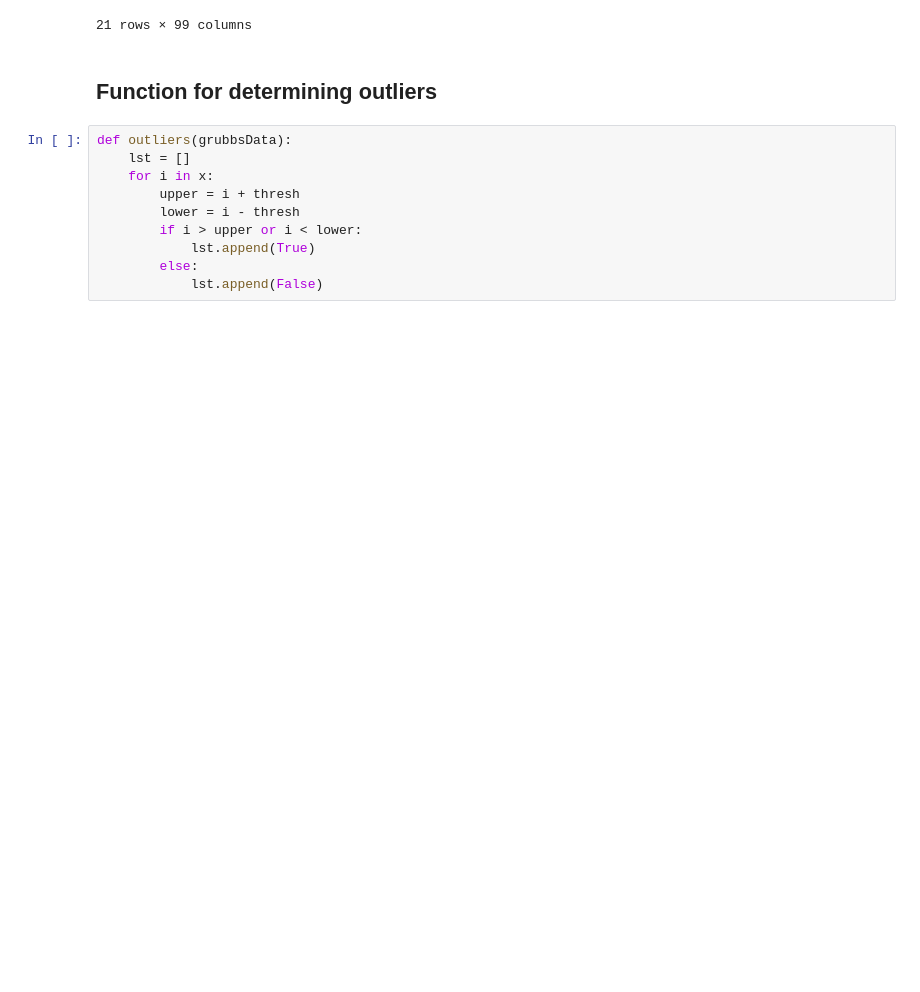
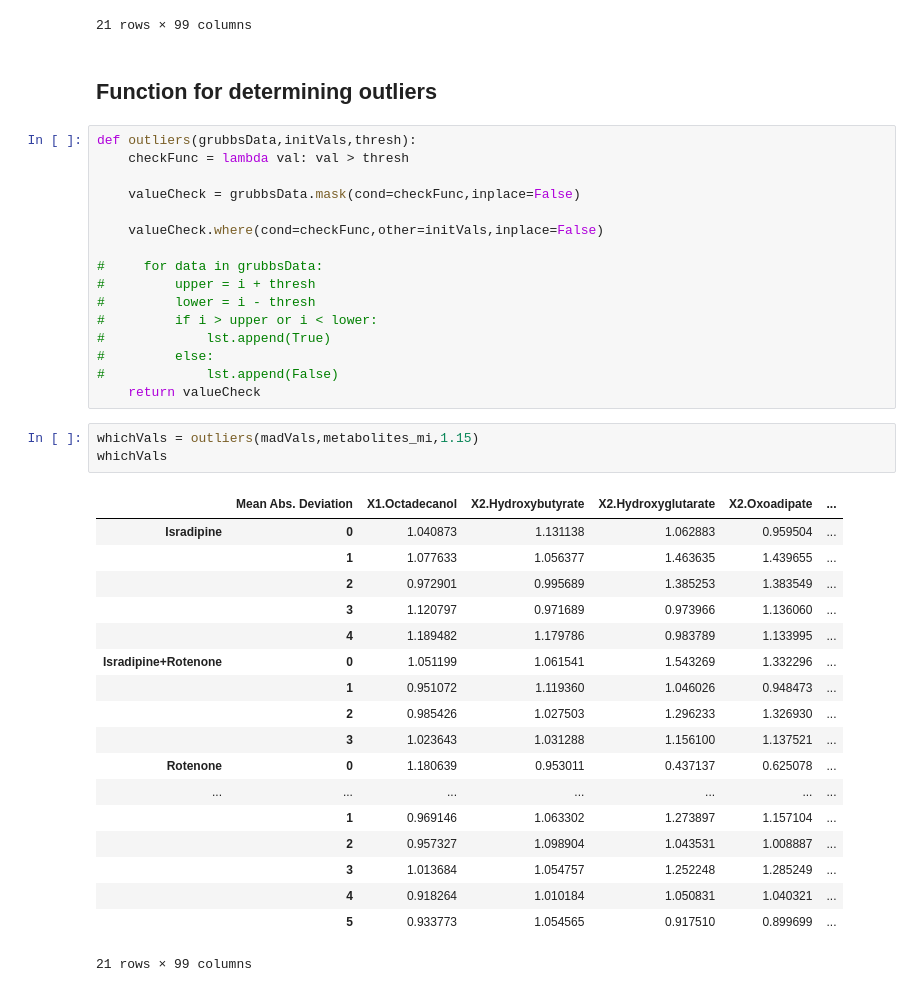
Before and after one commit to Kwamewusu/uihh_nowusu, a Jupyter notebook: metabolomicsViewer.ipynb, the cells around one changed output. Cells and saved outputs as stored; diff of their text form; blank space fills up the shorter version.

Commit message:
Got the method for checking for outliers to work.

```diff
--- a/metabolomicsViewer.ipynb
+++ b/metabolomicsViewer.ipynb
@@ -210,12 +211,40 @@ madVals
 # %% [markdown]
 ## Function for determining outliers
 # %%
-def outliers(grubbsData):
-    lst = []
-    for i in x:
-        upper = i + thresh
-        lower = i - thresh
-        if i > upper or i < lower:
-            lst.append(True)
-        else:
-            lst.append(False)
+def outliers(grubbsData,initVals,thresh):
+    checkFunc = lambda val: val > thresh
+
+    valueCheck = grubbsData.mask(cond=checkFunc,inplace=False)
+
+    valueCheck.where(cond=checkFunc,other=initVals,inplace=False)
+
+#     for data in grubbsData:
+#         upper = i + thresh
+#         lower = i - thresh
+#         if i > upper or i < lower:
+#             lst.append(True)
+#         else:
+#             lst.append(False)
+    return valueCheck
+# %%
+whichVals = outliers(madVals,metabolites_mi,1.15)
+whichVals
+# %% [output]
+|  | Mean Abs. Deviation | X1.Octadecanol | X2.Hydroxybutyrate | X2.Hydroxyglutarate | X2.Oxoadipate | ... |
+| Isradipine | 0 | 1.040873 | 1.131138 | 1.062883 | 0.959504 | ... |
+|  | 1 | 1.077633 | 1.056377 | 1.463635 | 1.439655 | ... |
+|  | 2 | 0.972901 | 0.995689 | 1.385253 | 1.383549 | ... |
+|  | 3 | 1.120797 | 0.971689 | 0.973966 | 1.136060 | ... |
+|  | 4 | 1.189482 | 1.179786 | 0.983789 | 1.133995 | ... |
+| Isradipine+Rotenone | 0 | 1.051199 | 1.061541 | 1.543269 | 1.332296 | ... |
+|  | 1 | 0.951072 | 1.119360 | 1.046026 | 0.948473 | ... |
+|  | 2 | 0.985426 | 1.027503 | 1.296233 | 1.326930 | ... |
+|  | 3 | 1.023643 | 1.031288 | 1.156100 | 1.137521 | ... |
+| Rotenone | 0 | 1.180639 | 0.953011 | 0.437137 | 0.625078 | ... |
+| ... | ... | ... | ... | ... | ... | ... |
+|  | 1 | 0.969146 | 1.063302 | 1.273897 | 1.157104 | ... |
+|  | 2 | 0.957327 | 1.098904 | 1.043531 | 1.008887 | ... |
+|  | 3 | 1.013684 | 1.054757 | 1.252248 | 1.285249 | ... |
+|  | 4 | 0.918264 | 1.010184 | 1.050831 | 1.040321 | ... |
+|  | 5 | 0.933773 | 1.054565 | 0.917510 | 0.899699 | ... |
+21 rows × 99 columns
```
Also changed, not shown: parts of 2 cells of this notebook.
